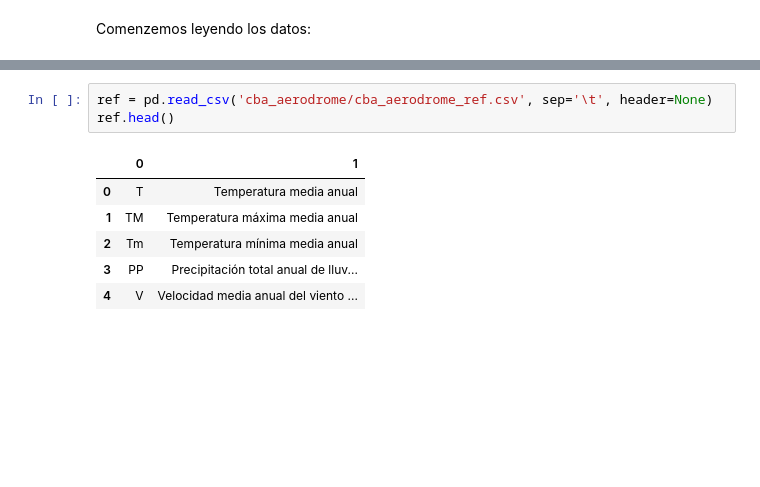
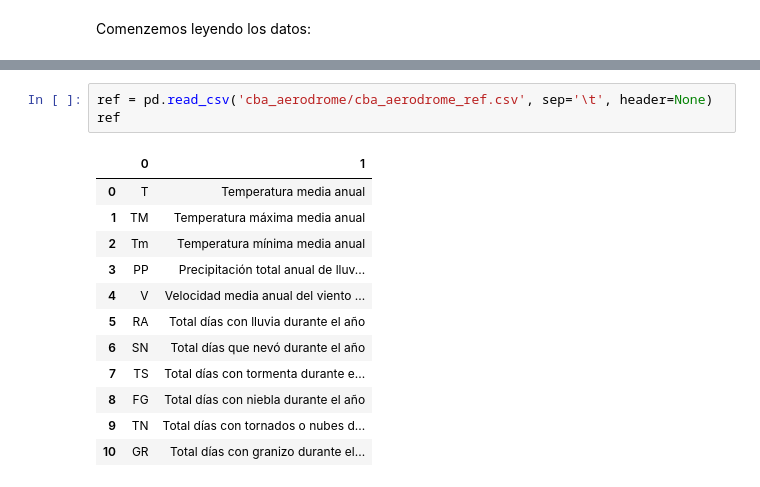
Before and after one commit to rusito-23/anfamaf2020, a Jupyter notebook: Labs/Lab 3/Lab 3.ipynb, the cells around one changed output, grey strips where cells are left out. Drawn from its saved outputs; the diff is of its cells as text; blank space fills up the shorter version.

```diff
--- a/Labs/Lab 3/Lab 3.ipynb
+++ b/Labs/Lab 3/Lab 3.ipynb
@@ -241,10 +242,16 @@ historicos.head()
 # %%
 ref = pd.read_csv('cba_aerodrome/cba_aerodrome_ref.csv', sep='\t', header=None)
-ref.head()
+ref
 # %% [output]
 |  | 0 | 1 |
 | 0 | T | Temperatura media anual |
 | 1 | TM | Temperatura máxima media anual |
 | 2 | Tm | Temperatura mínima media anual |
 | 3 | PP | Precipitación total anual de lluv... |
 | 4 | V | Velocidad media anual del viento ... |
+| 5 | RA | Total días con lluvia durante el año |
+| 6 | SN | Total días que nevó durante el año |
+| 7 | TS | Total días con tormenta durante e... |
+| 8 | FG | Total días con niebla durante el año |
+| 9 | TN | Total días con tornados o nubes d... |
+| 10 | GR | Total días con granizo durante el... |
```
Also changed, not shown: parts of 11 cells of this notebook.
